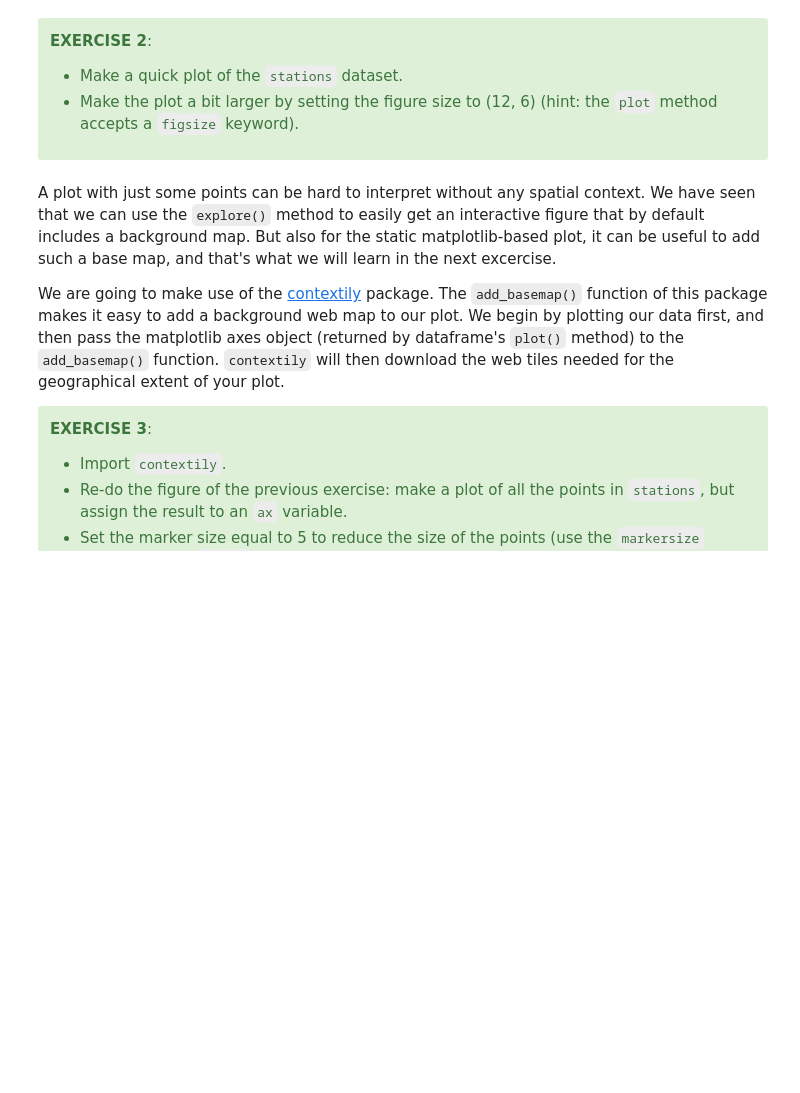
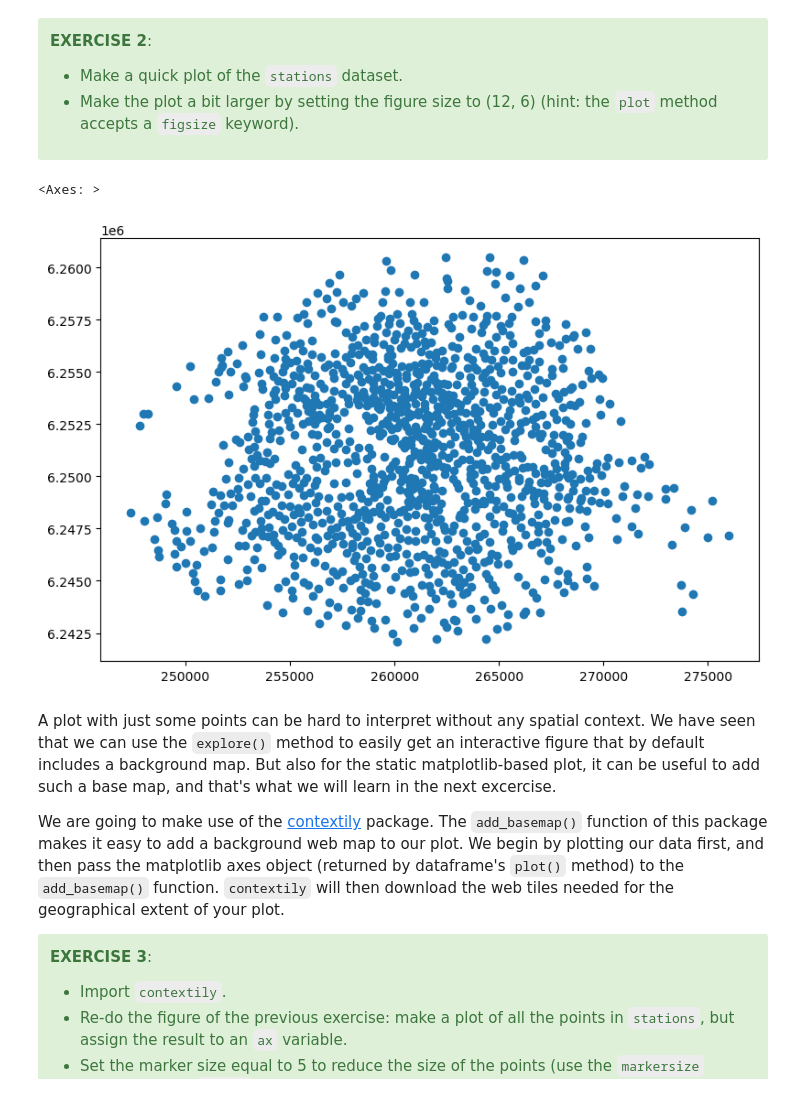
Before and after one commit to FaraCoppens/DS-python-geospatial, a Jupyter notebook: notebooks/02-introduction-geospatial-data.ipynb, the cells around one changed output. Cells and saved outputs as stored; diff of their text form; code cells hidden in the pictures; blank space fills up the shorter version.

```diff
--- a/notebooks/02-introduction-geospatial-data.ipynb
+++ b/notebooks/02-introduction-geospatial-data.ipynb
@@ -191,5 +260,6 @@ We will start with exploring the bicycle station dataset (available as a GeoPack
 </div>
 # %%
 # %load _solutions/02-introduction-geospatial-data1.py
+stations = geopandas.read_file("data/paris_bike_stations_mercator.gpkg")
 # %%
 # %load _solutions/02-introduction-geospatial-data2.py
@@ -206,6 +290,11 @@ We will start with exploring the bicycle station dataset (available as a GeoPack
 * Make the plot a bit larger by setting the figure size to (12, 6) (hint: the `plot` method accepts a `figsize` keyword).
 
 </div>
+# %%
+stations.plot(figsize=(12,6))
+# %% [output]
+<Axes: >
+[figure, added]
 # %%
 # %load _solutions/02-introduction-geospatial-data5.py
 # %% [markdown]
```
Also changed, not shown: parts of 39 cells of this notebook, 9 other files.
